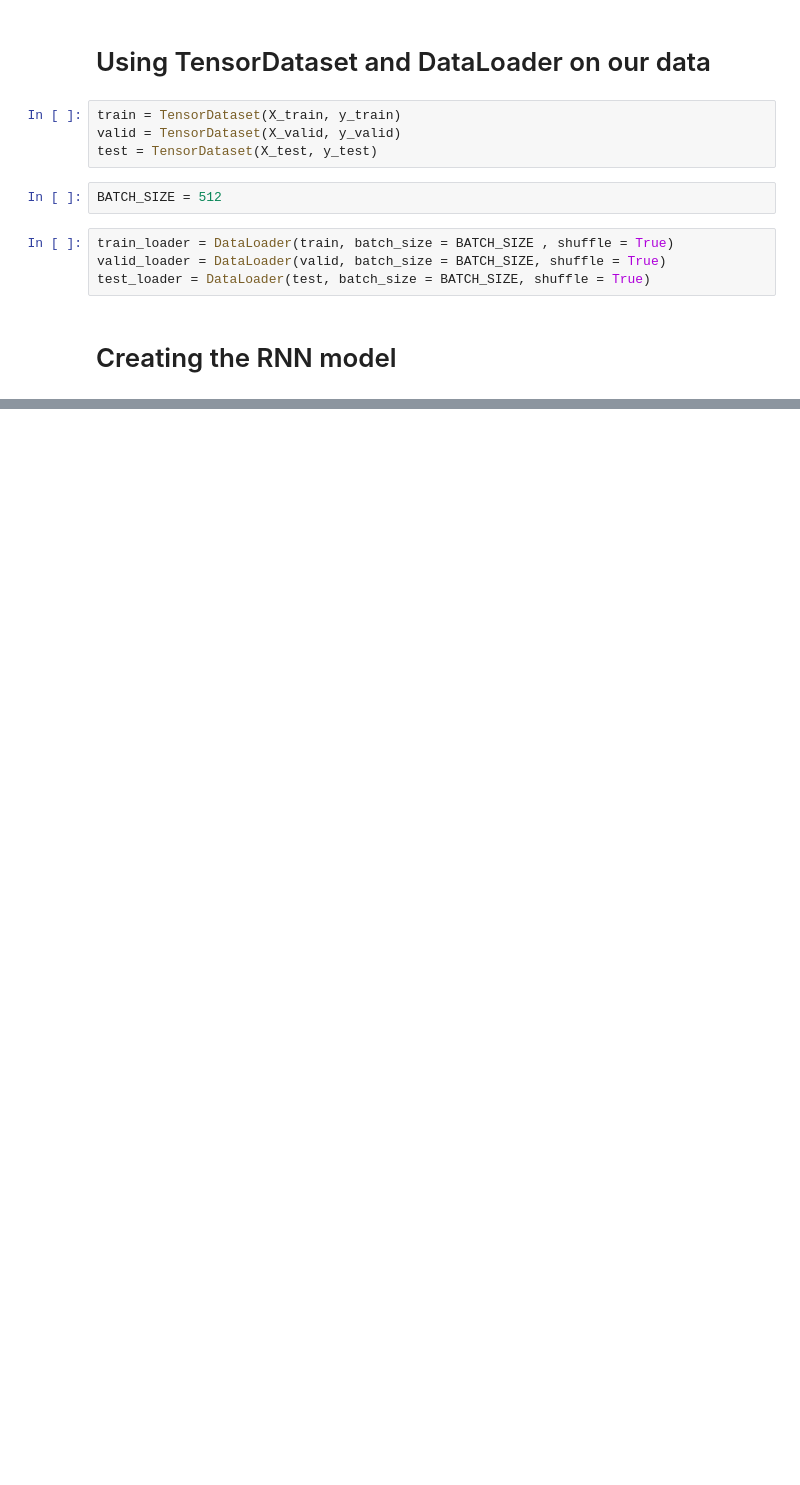
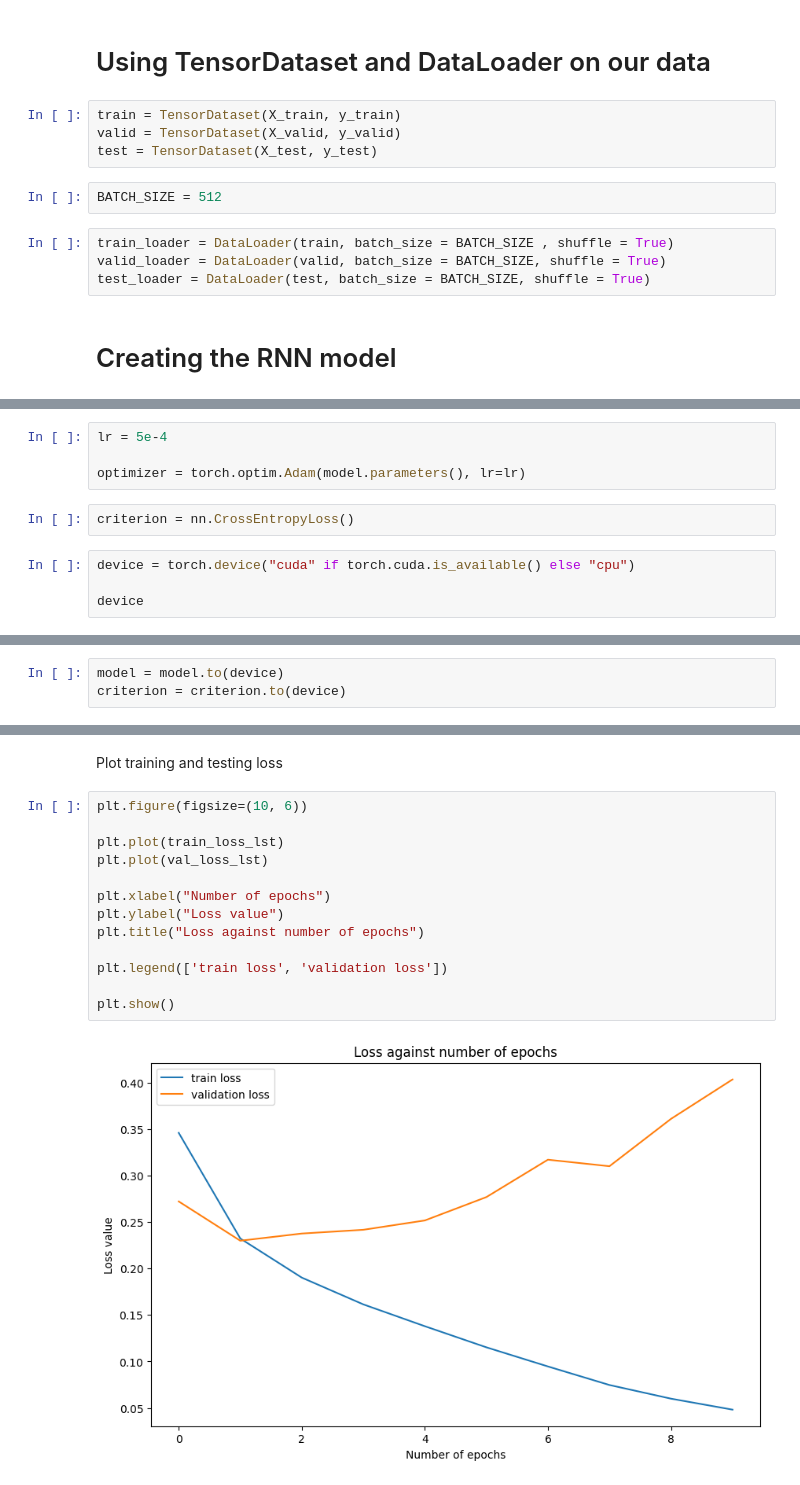
Before and after one commit to yjiahao/Humor-Detection, a Jupyter notebook: RNN.ipynb, the cells around one changed output, grey strips where cells are left out. Saved outputs shown, nothing was run; the diff lists cells and outputs as text; blank space fills up the shorter version.

```diff
--- a/RNN.ipynb
+++ b/RNN.ipynb
@@ -392,0 +445,10 @@ class RNNModel(nn.Module):
+# %%
+lr = 5e-4
+
+optimizer = torch.optim.Adam(model.parameters(), lr=lr)
+# %%
+criterion = nn.CrossEntropyLoss()
+# %%
+device = torch.device("cuda" if torch.cuda.is_available() else "cpu")
+
+device
@@ -392,0 +457,3 @@ class RNNModel(nn.Module):
+# %%
+model = model.to(device)
+criterion = criterion.to(device)
@@ -392,0 +555,17 @@ class RNNModel(nn.Module):
+# %% [markdown]
+Plot training and testing loss
+# %%
+plt.figure(figsize=(10, 6))
+
+plt.plot(train_loss_lst)
+plt.plot(val_loss_lst)
+
+plt.xlabel("Number of epochs")
+plt.ylabel("Loss value")
+plt.title("Loss against number of epochs")
+
+plt.legend(['train loss', 'validation loss'])
+
+plt.show()
+# %% [output]
+[figure, added]
```
Also changed, not shown: parts of 23 cells of this notebook.
